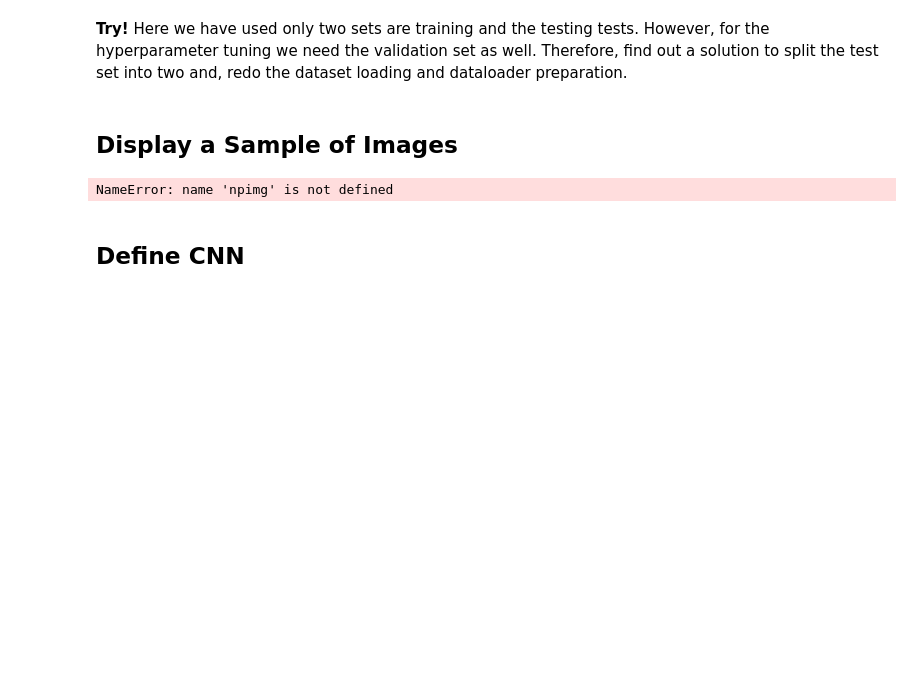
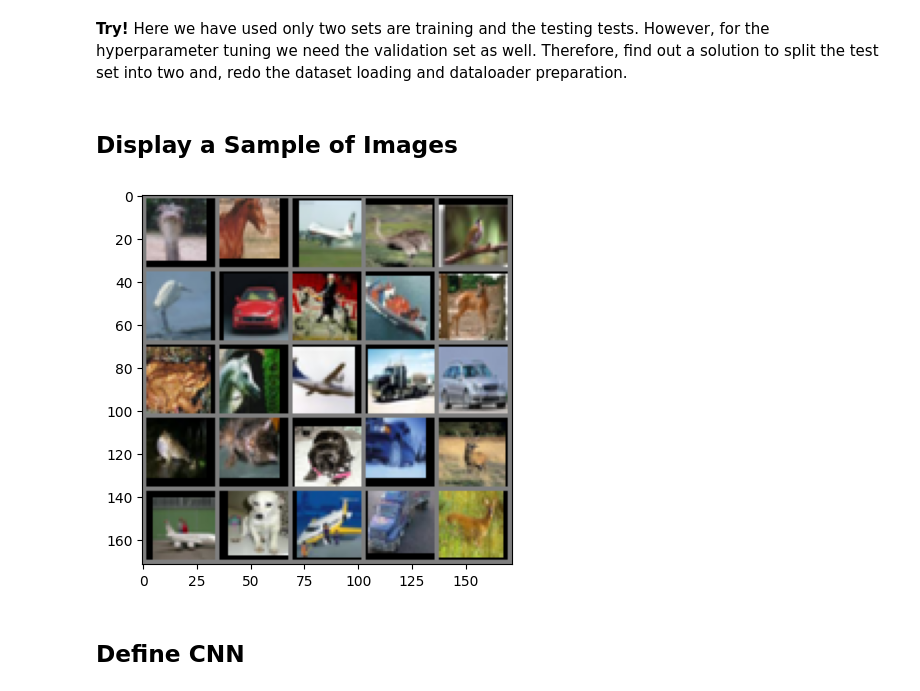
Before and after one commit to PramithaMJ/CNN, a Jupyter notebook: CNN_Demo_Student_Version.ipynb, the cells around one changed output. Cells and saved outputs as stored; diff of their text form; code cells hidden in the pictures; blank space fills up the shorter version.

```diff
--- a/CNN_Demo_Student_Version.ipynb
+++ b/CNN_Demo_Student_Version.ipynb
@@ -93,32 +94,23 @@ classes = ('airplane', 'automobile', 'bird', 'cat', 'deer', 'dog', 'frog', 'hors
 # %%
 # Visualize a batch of images
 
 def imshow(img):
     img = img / 2 + 0.5;  # Unnormalized
-
     # Convert image into a Numpy Array for data manipuation and usage in
     # matplotlib
     npimg = img.numpy()
-
     # In numpy images defined as no. of channels, height, width format
     # However, matplotlib expects in height, width, channels format
     # So, we need to transform the npimg.
-    npimg = np.transpose(npimg, (1, 2, 0))
-    plt.imshow(npimg)
+    plt.imshow(npimg.transpose((1, 2, 0)))
     plt.show()
 
+dataiter = iter(trainloader)
+images,labels = next(dataiter)
 
-# Get some random training images
-
-# Show images
-batch_size = len(images)
-for i in range(batch_size):
-    plt.subplot(1, batch_size, i + 1)
-    imshow(images[i])
-
-# Print labels
+imshow(torchvision.utils.make_grid(images,nrow=5))
 # %% [output]
-NameError: name 'npimg' is not defined
+[figure, added]
 # %% [markdown]
 ## Define CNN
 # %%
```
Also changed, not shown: parts of 2 cells of this notebook.
